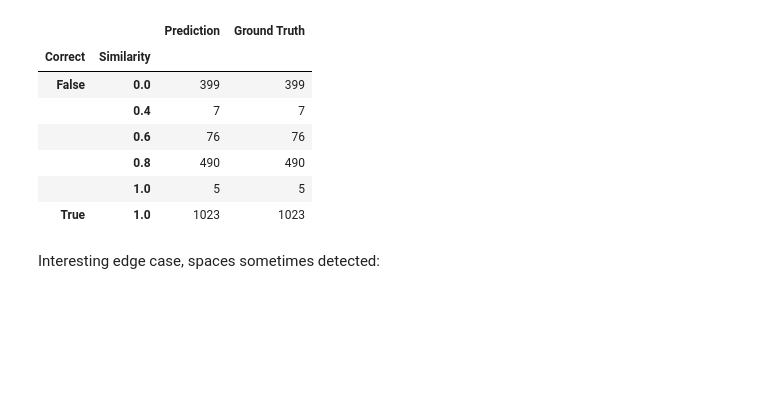
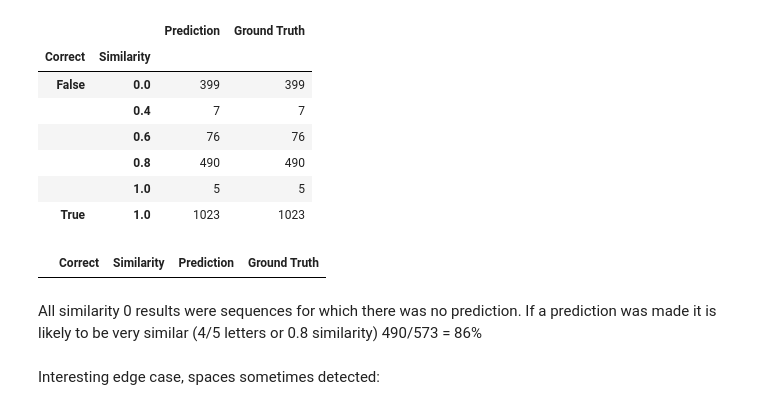
Before and after one commit to s-wheels/sequence_mnist_trocr, a Jupyter notebook: submission.ipynb, the cells around one changed output. Drawn from its saved outputs; the diff is of its cells as text; code cells hidden in the pictures; blank space fills up the shorter version.

```diff
--- a/submission.ipynb
+++ b/submission.ipynb
@@ -225,6 +232,12 @@ test_results_df.groupby(['Correct', 'Similarity']).count()
 |  | 0.8 | 490 | 490 |
 |  | 1.0 | 5 | 5 |
 | True | 1.0 | 1023 | 1023 |
+# %%
+test_results_df[(test_results_df['Similarity'] == 0.0) & (test_results_df['Prediction'] != '')]
+# %% [output]
+|  | Correct | Similarity | Prediction | Ground Truth |
+# %% [markdown]
+All similarity 0 results were sequences for which there was no prediction. If a prediction was made it is likely to be very similar (4/5 letters or 0.8 similarity) 490/573 = 86%
 # %% [markdown]
 Interesting edge case, spaces sometimes detected:
 # %%
```
Also changed, not shown: parts of 15 cells of this notebook, 1 other file.
